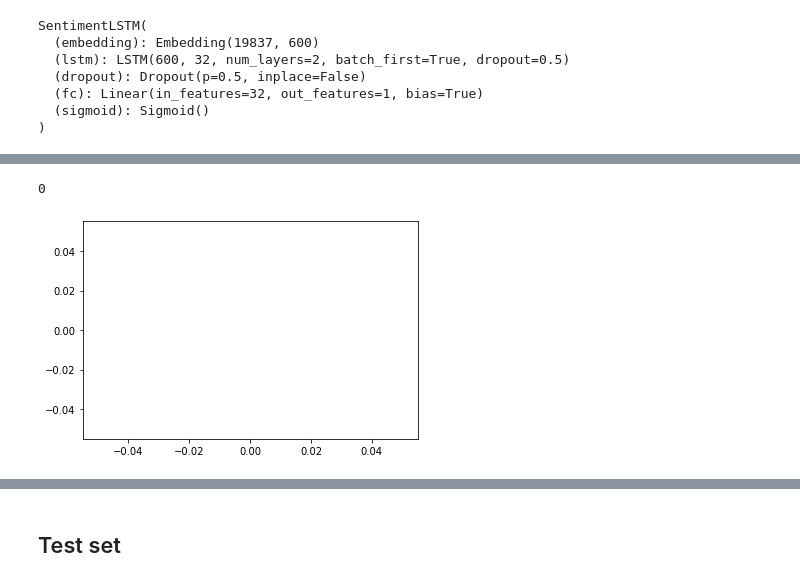
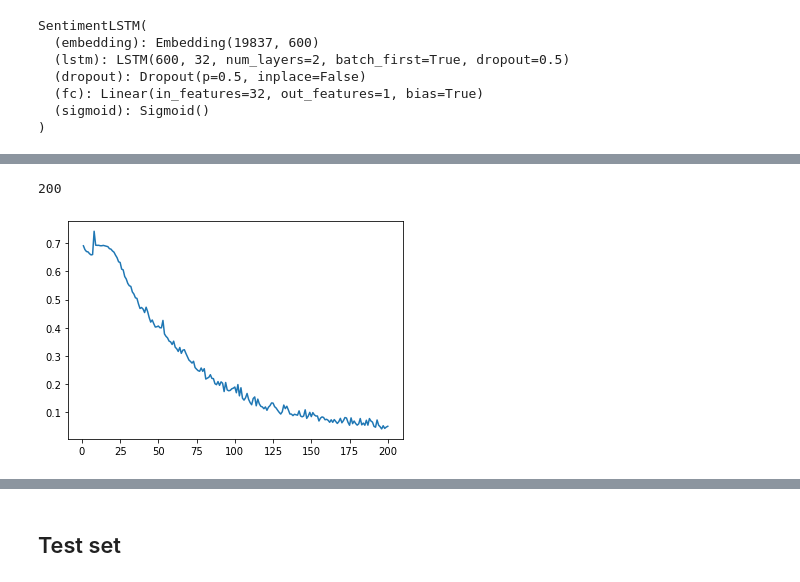
Before and after one commit to salmanedhi/NNTI-WS2021-NLP-Project, a Jupyter notebook: Task2.ipynb, the cells around one changed output, grey strips where cells are left out. Drawn from its saved outputs; the diff is of its cells as text; code cells hidden in the pictures.

```diff
--- a/Task2.ipynb
+++ b/Task2.ipynb
@@ -24,7 +24,7 @@ Done
 ## Load model
 # %%
 if torch.cuda.is_available():
-    device = "cpu"#"cuda:0"
+    device = "cuda:0"#"cuda:0"
 else:
     device = "cpu"
 
@@ -89,6 +93,6 @@ print("Done")
 Done
 # %%
-net, criterion, optimizer = helper.initialize_SentimentLSTM_model(len(V) + 1, 600, 32, 1, 2, device, weights1)
+net, criterion= helper.initialize_SentimentLSTM_model(len(V) + 1, 600, 32, 1, 2, device, weights1)
 
 print(net)
 # %% [output]
@@ -100,17 +104,11 @@ SentimentLSTM(
   (sigmoid): Sigmoid()
 )
 # %%
+optimizer = torch.optim.Adam(net.parameters(), lr = 0.001, amsgrad=True)
 print_every = 100
 step = 0
-n_epochs = 100  # validation loss increases from ~ epoch 3 or 4
+n_epochs = 200  # validation loss increases from ~ epoch 3 or 4
 clip = 5  # for gradient clip to prevent exploding gradient problem in LSTM/RNN
-# device = 'cuda' if torch.cuda.is_available() else 'cpu'
-
-# if torch.cuda.is_available():
-#     device = "cuda:0"
-# else:
-#     device = "cpu"
-# print(device)
 
 training_loss_epoches = []
 for epoch in range(n_epochs):
@@ -137,7 +135,7 @@ for epoch in range(n_epochs):
             ######################
             net.eval()
             valid_losses = []
-            v_h = net.init_hidden(batch_size)
+            v_h = net.init_hidden(batch_size, device)
 
             for v_inputs, v_labels in valid_loader:
                 v_inputs, v_labels = inputs.to(device), labels.to(device)
@@ -163,9 +200,9 @@ KeyboardInterrupt:
 # %%
 print(len(training_loss_epoches))
 plt.plot(np.linspace(1, len(training_loss_epoches), len(training_loss_epoches)).astype(int), training_loss_epoches)
-torch.save(net, 'model_task2')
-torch.save(net.state_dict(), 'model_param_task2')
+torch.save(net, 'model_task2_finalised')
+torch.save(net.state_dict(), 'model_param_task2_finalised')
 # %% [output]
-0
+200
-[figure, old version]
+[figure, new version]
 # %%
```
Also changed, not shown: parts of 19 cells of this notebook, 3 other files.
